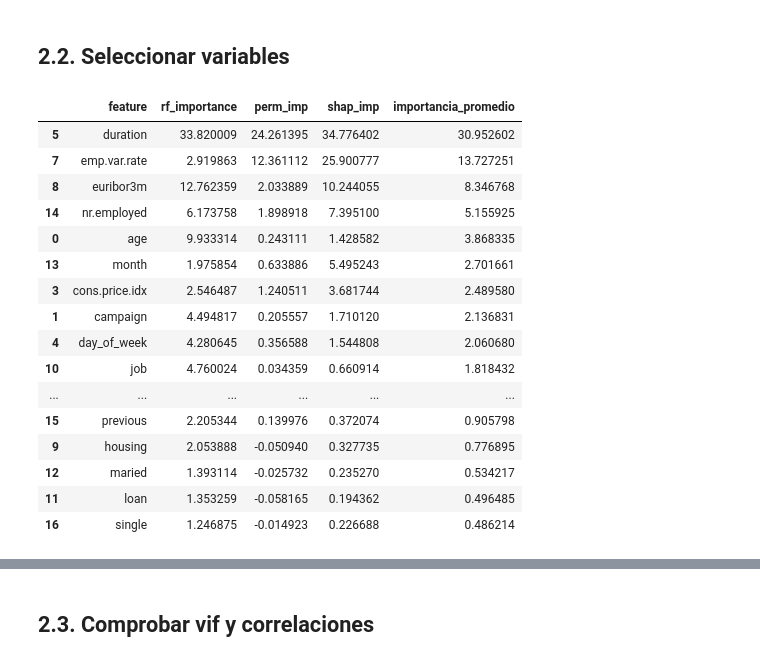
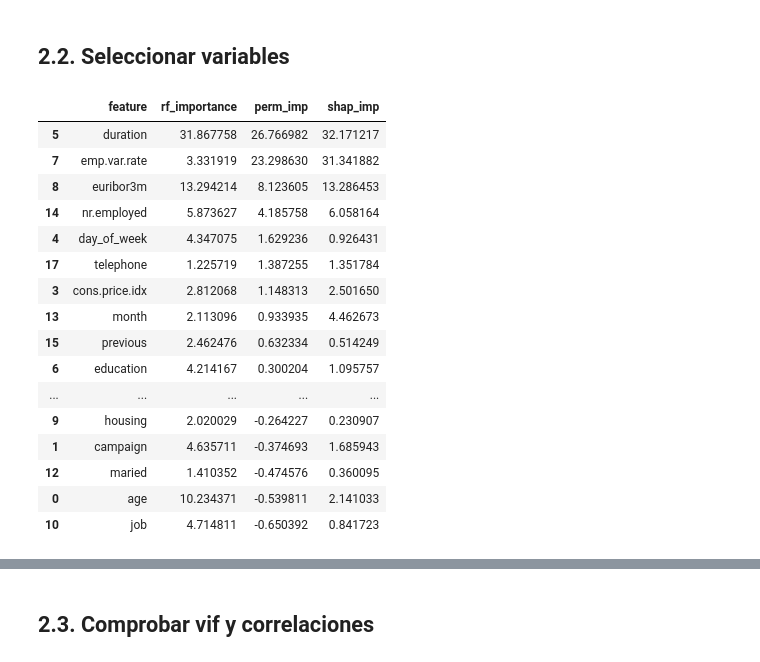
Before and after one commit to jjimvar/intro-ml, a Jupyter notebook: src/01-logistic-regression.ipynb, the cells around one changed output, grey strips where cells are left out. Drawn from its saved outputs; the diff is of its cells as text; code cells hidden in the pictures.

```diff
--- a/src/01-logistic-regression.ipynb
+++ b/src/01-logistic-regression.ipynb
@@ -939,7 +1075,8 @@ model = RandomForestClassifier(random_state=42,n_jobs=-1).fit(X_train_imp, y_tra
 importances = model.feature_importances_/model.feature_importances_.sum()*100
 
 # Convertir a DataFrame
-df_rf_imp = pd.DataFrame({'feature': X_train_imp.columns,'rf_importance': importances}).sort_values(by='rf_importance', ascending=False)
+df_rf_imp = pd.DataFrame({'feature': X_train_imp_filt.columns,'rf_importance': importances}).sort_values(by='rf_importance', ascending=False)
 
 # Calculamos la importancia acumulada
 df_rf_imp['rf_importance_acum'] = df_rf_imp['rf_importance'].cumsum()
+df_rf_imp
@@ -967,15 +1102,15 @@ df_rf_imp
 ### 2.1.2. Shuffle Importance
 # %%
 # Para esta técnica y la de shap se necesita conjunto de validación
-X_train1, X_val, y_train1, y_val = train_test_split(X_train_imp, y_train, test_size=0.2, random_state=42)
+X_train1, X_val, y_train1, y_val = train_test_split(X_train_imp_filt, y_train_filt, test_size=0.2, random_state=42)
 
 # Ajustamos el modelo
-model_xgb = XGBClassifier(objective='binary:logistic', random_state=42).fit(X_train1, y_train1)
+model_xgb = XGBClassifier(objective='binary:logistic', random_state=42).fit(X_train1, y_train1) #Gradient boosting
 # %%
-# Realizamos 10 permutaciones por cada característica
-perm = permutation_importance(model_xgb, X_val, y_val, n_repeats=10, random_state=42, n_jobs=-1, scoring='roc_auc')
+# En nuestro caso queremos minimizar los falsos positivos (clientes que realmente no compran)
+perm = permutation_importance(model_xgb, X_val, y_val, n_repeats=10, random_state=42, n_jobs=-1, scoring='precision') #https://scikit-learn.org/stable/modules/model_evaluation.html#scoring-string-names
 ## Extraemos los valores a un df
-df_perm_imp = pd.DataFrame({'feature': X_train.columns, 'perm_imp': perm.importances_mean}).sort_values('perm_imp', ascending=False)
+df_perm_imp = pd.DataFrame({'feature': X_train_imp_filt.columns, 'perm_imp': perm.importances_mean*100}).sort_values('perm_imp', ascending=False)
 df_perm_imp
 # %% [output]
 |  | feature | perm_imp |
@@ -1006,7 +1141,7 @@ shap_vals = explainer(X_val).values
 # %%
 imp_shap = np.abs(shap_vals).mean(axis=0)
 imp_shap_pct = imp_shap/imp_shap.sum()*100
-df_shap_imp = pd.DataFrame({"feature": X_val.columns, "shap_imp": imp_shap_pct}).sort_values('shap_imp', ascending=False)
+df_shap_imp = pd.DataFrame({"feature": X_train_imp_filt.columns, "shap_imp": imp_shap_pct}).sort_values('shap_imp', ascending=False)
 df_shap_imp
 # %% [output]
 |  | feature | shap_imp |
@@ -1031,29 +1166,28 @@ df_shap_imp
 # %%
 #Añadimos resultados a un único df
 df_importances = (
     df_rf_imp.drop(columns="rf_importance_acum")
     .merge(df_perm_imp, on='feature', how='outer')
     .merge(df_shap_imp, on='feature', how='outer')
 ).sort_values('perm_imp', ascending=False)
 
-#Hallamos la media para poder comparar
-df_importances['importancia_promedio'] = df_importances[['rf_importance', 'perm_imp', 'shap_imp']].mean(axis=1)
-df_importances.sort_values('importancia_promedio', ascending=False)
+#Mostramos resultado
+df_importances
 # %% [output]
-|  | feature | rf_importance | perm_imp | shap_imp | importancia_promedio |
-| 5 | duration | 33.820009 | 24.261395 | 34.776402 | 30.952602 |
-| 7 | emp.var.rate | 2.919863 | 12.361112 | 25.900777 | 13.727251 |
-| 8 | euribor3m | 12.762359 | 2.033889 | 10.244055 | 8.346768 |
-| 14 | nr.employed | 6.173758 | 1.898918 | 7.395100 | 5.155925 |
-| 0 | age | 9.933314 | 0.243111 | 1.428582 | 3.868335 |
-| 13 | month | 1.975854 | 0.633886 | 5.495243 | 2.701661 |
-| 3 | cons.price.idx | 2.546487 | 1.240511 | 3.681744 | 2.489580 |
-| 1 | campaign | 4.494817 | 0.205557 | 1.710120 | 2.136831 |
-| 4 | day_of_week | 4.280645 | 0.356588 | 1.544808 | 2.060680 |
-| 10 | job | 4.760024 | 0.034359 | 0.660914 | 1.818432 |
-| ... | ... | ... | ... | ... | ... |
-| 15 | previous | 2.205344 | 0.139976 | 0.372074 | 0.905798 |
-| 9 | housing | 2.053888 | -0.050940 | 0.327735 | 0.776895 |
-| 12 | maried | 1.393114 | -0.025732 | 0.235270 | 0.534217 |
-| 11 | loan | 1.353259 | -0.058165 | 0.194362 | 0.496485 |
-| 16 | single | 1.246875 | -0.014923 | 0.226688 | 0.486214 |
+|  | feature | rf_importance | perm_imp | shap_imp |
+| 5 | duration | 31.867758 | 26.766982 | 32.171217 |
+| 7 | emp.var.rate | 3.331919 | 23.298630 | 31.341882 |
+| 8 | euribor3m | 13.294214 | 8.123605 | 13.286453 |
+| 14 | nr.employed | 5.873627 | 4.185758 | 6.058164 |
+| 4 | day_of_week | 4.347075 | 1.629236 | 0.926431 |
+| 17 | telephone | 1.225719 | 1.387255 | 1.351784 |
+| 3 | cons.price.idx | 2.812068 | 1.148313 | 2.501650 |
+| 13 | month | 2.113096 | 0.933935 | 4.462673 |
+| 15 | previous | 2.462476 | 0.632334 | 0.514249 |
+| 6 | education | 4.214167 | 0.300204 | 1.095757 |
+| ... | ... | ... | ... | ... |
+| 9 | housing | 2.020029 | -0.264227 | 0.230907 |
+| 1 | campaign | 4.635711 | -0.374693 | 1.685943 |
+| 12 | maried | 1.410352 | -0.474576 | 0.360095 |
+| 0 | age | 10.234371 | -0.539811 | 2.141033 |
+| 10 | job | 4.714811 | -0.650392 | 0.841723 |
```
Also changed, not shown: parts of 54 cells of this notebook, 7 other files.
